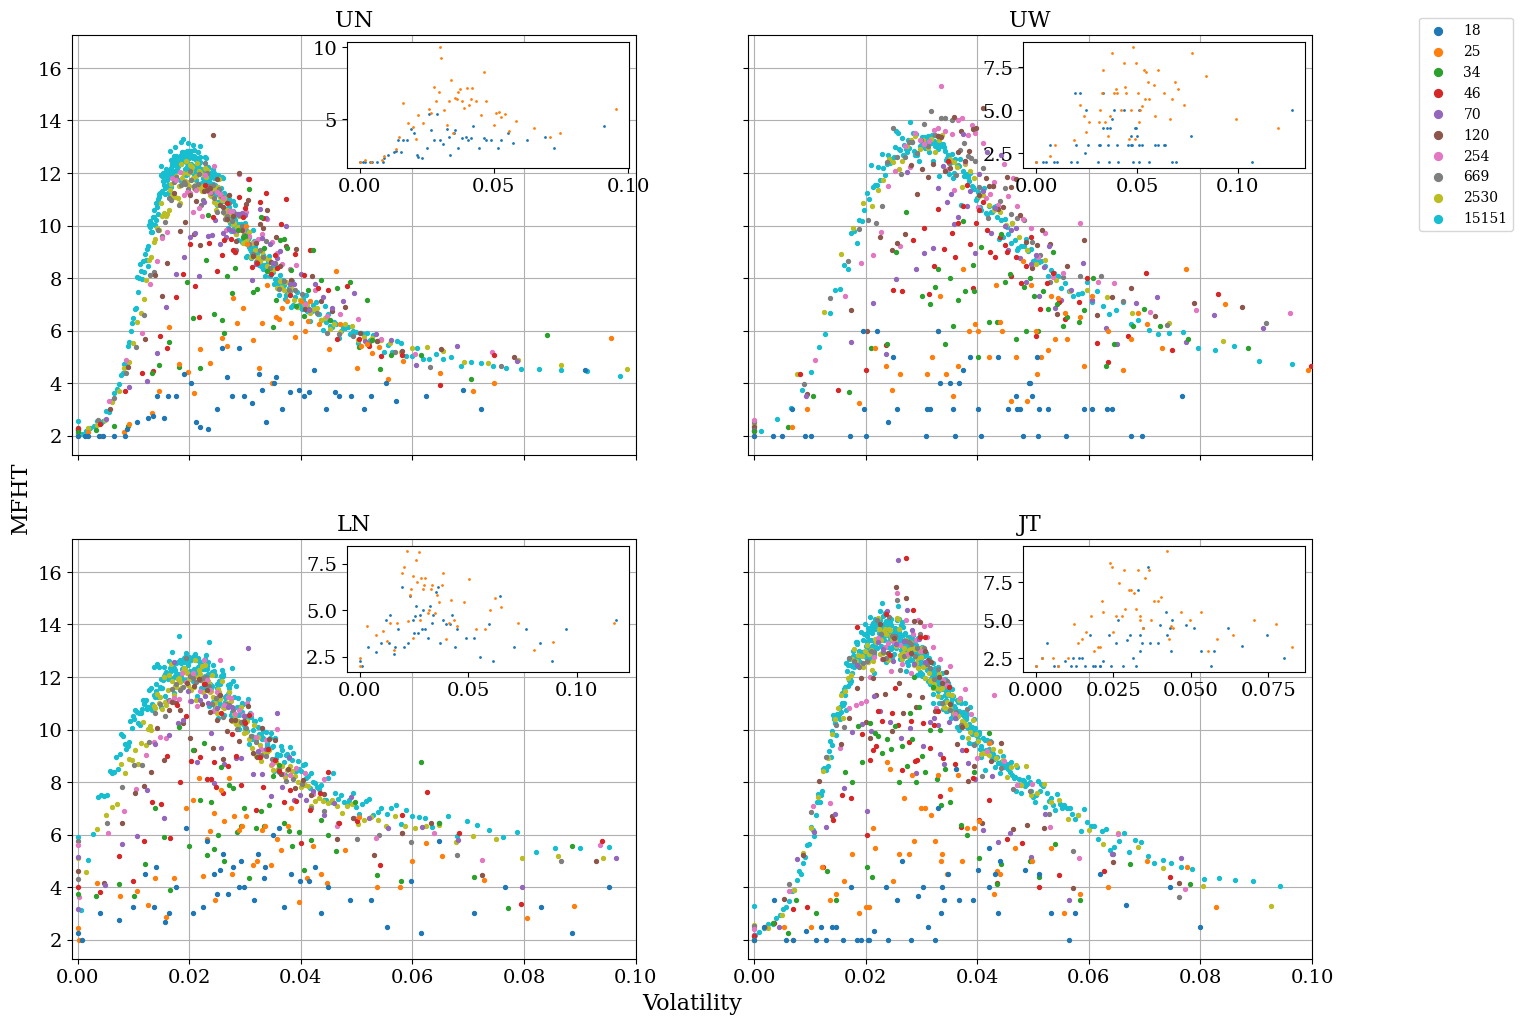
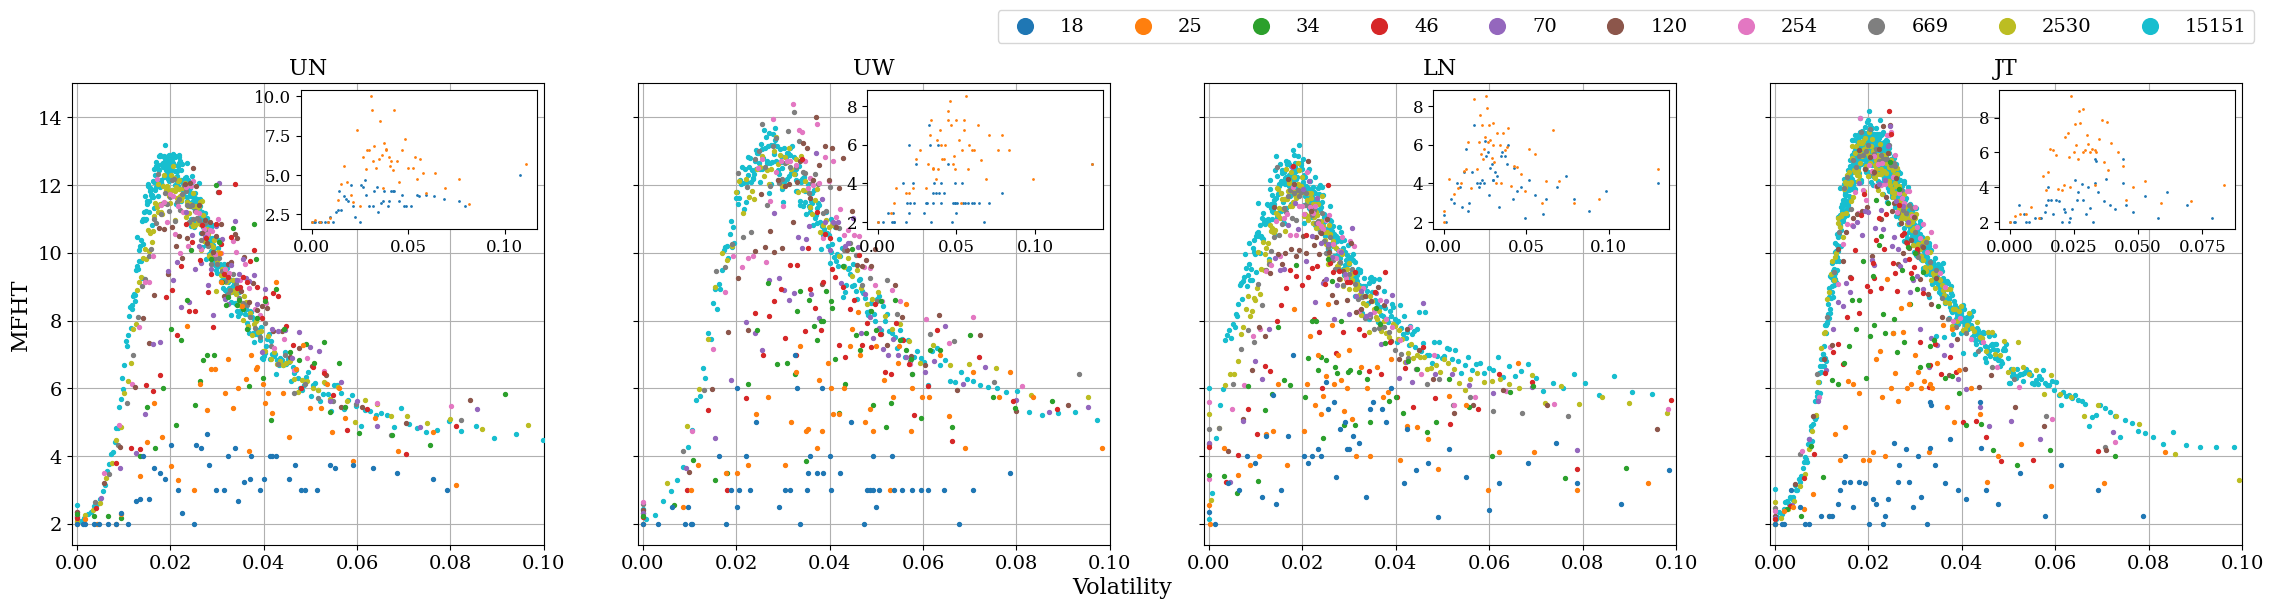
The change to this notebook cell's code, shown as a diff; its figure went from the first image to the second:
--- before
+++ after
@@ -23,15 +23,20 @@
     return inset_ax
 
-def plot_shrinking_windows(dates, dates_inset=10, error=False, show=True, save=False, latex=False):
+def plot_shrinking_windows(dates, dates_inset=10, horizontal=False, error=False, show=True, save=False, latex=False):
     plt.rcParams.update({'text.usetex': latex, 'font.family': 'serif'})
-    fig, axs = plt.subplots(2, 2, figsize=(16, 12), sharey=True, sharex=True)
-
-    axs[0, 0].set_ylabel('MFHT', y=-0.1 ,fontsize=16)
-    axs[1, 0].set_xlabel('Volatility', x=1.1, fontsize=16)
+    rows = 1 if horizontal else 2
+    cols = 4 if horizontal else 2
+    fig, axs = plt.subplots(rows, cols, figsize=(28, 6), sharey=True, sharex=True)
+    if horizontal:
+        axs[0].set_ylabel('MFHT',fontsize=16)
+    else:
+        axs[0, 0].set_ylabel('MFHT', y=-0.1 ,fontsize=16)
+    
+    fig.supxlabel('Volatility', fontsize=16, y=0.02)
 
     for i, (market, ax) in enumerate(zip(MARKETS, axs.flatten())):
         # Place the inset axes
         inset_ax = inset_axes(ax, width="50%", height="30%", loc=1) 
-        inset_ax.tick_params(axis='both', which='major', labelsize=14)
+        inset_ax.tick_params(axis='both', which='major', labelsize=12)
         for j, start_date in enumerate(tqdm(dates[::-1], desc=market)):
             
@@ -51,10 +56,14 @@
     
     # Create a single legend outside all subplots
-    fig.legend(handles, labels, loc='upper right', bbox_to_anchor=(1.03, 0.9), markerscale=2.0)
+    if horizontal:
+        fig.legend(handles,labels,loc='lower center', bbox_to_anchor=(0.68, 0.93), ncol=len(labels), markerscale=4.0, fontsize=14)
+    else:
+        fig.legend(handles, labels, loc='upper center', bbox_to_anchor=(1.03, 0.9), markerscale=2.0)
+
 
     # fig.tight_layout()
     if save:
-        fig.savefig(f'../visualization/dynamics/shrinking_windows.png', bbox_inches='tight')
-        fig.savefig(f'../visualization/dynamics/shrinking_windows.pdf', bbox_inches='tight', transparent=True)
+        fig.savefig(f'../visualization/dynamics/shrinking_windows.png', bbox_inches='tight', dpi=300)
+        fig.savefig(f'../visualization/dynamics/shrinking_windows.pdf', bbox_inches='tight', transparent=True, dpi=300)
     if show:
         plt.show()
@@ -62,3 +71,3 @@
         return fig
     
-plot_shrinking_windows(dates, 2, save=True, error=False)
+plot_shrinking_windows(dates, 2, horizontal=True, save=True, error=False)

Commit: Better plots for PP